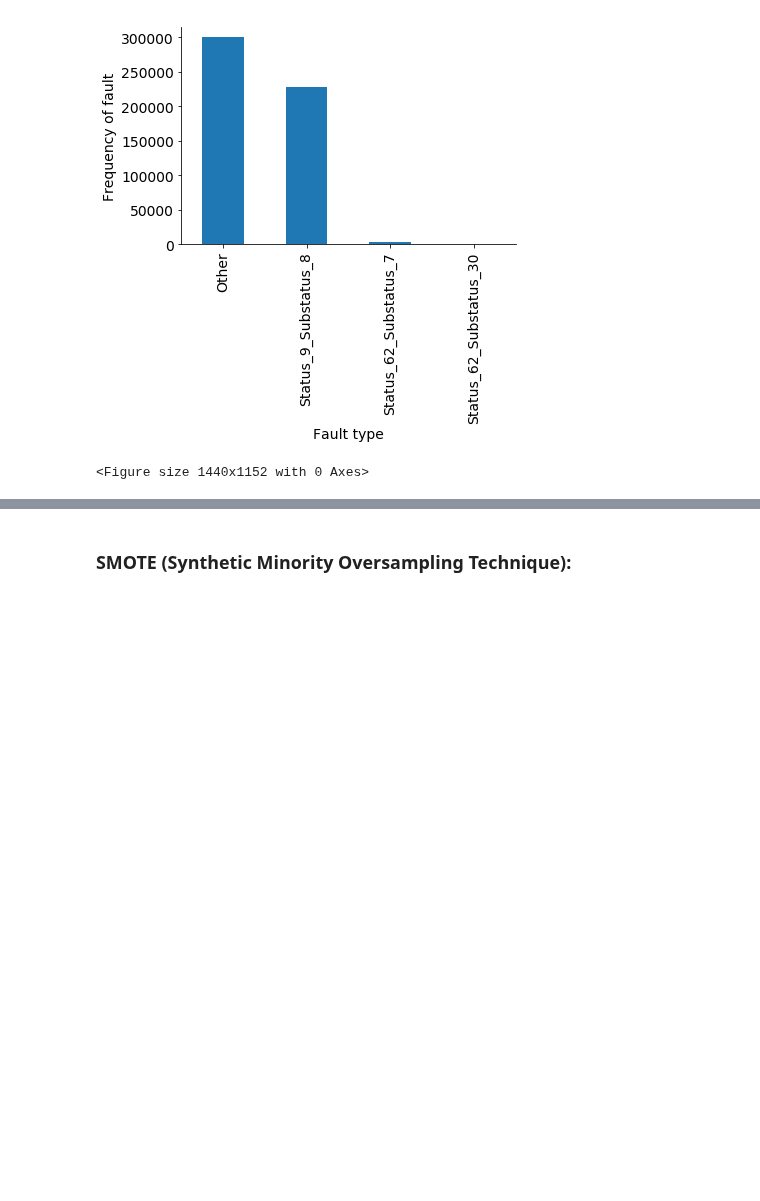
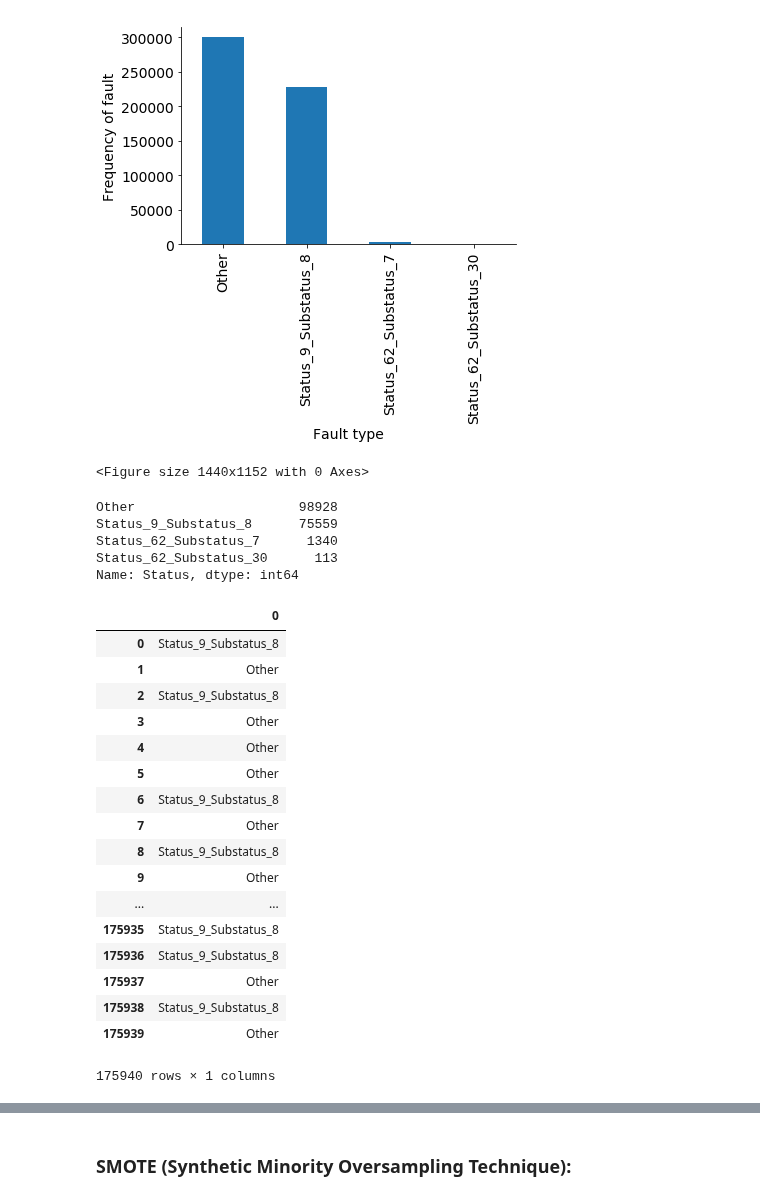
Before and after one commit to StianIsmar/project-thesis, a Jupyter notebook: TE/models/data_sampling.ipynb, the cells around one changed output, grey strips where cells are left out. Cells and saved outputs as stored; diff of their text form; code cells hidden in the pictures; blank space fills up the shorter version.

```diff
--- a/TE/models/data_sampling.ipynb
+++ b/TE/models/data_sampling.ipynb
@@ -117,0 +175,30 @@ plot_balance(undersampled_data, 'Status')
+# %%
+y_test.value_counts()
+# %% [output]
+Other                     98928
+Status_9_Substatus_8      75559
+Status_62_Substatus_7      1340
+Status_62_Substatus_30      113
+Name: Status, dtype: int64
+# %%
+liksom = pd.DataFrame(y_test_pred)
+liksom
+# %% [output]
+|  | 0 |
+| 0 | Status_9_Substatus_8 |
+| 1 | Other |
+| 2 | Status_9_Substatus_8 |
+| 3 | Other |
+| 4 | Other |
+| 5 | Other |
+| 6 | Status_9_Substatus_8 |
+| 7 | Other |
+| 8 | Status_9_Substatus_8 |
+| 9 | Other |
+| ... | ... |
+| 175935 | Status_9_Substatus_8 |
+| 175936 | Status_9_Substatus_8 |
+| 175937 | Other |
+| 175938 | Status_9_Substatus_8 |
+| 175939 | Other |
+175940 rows × 1 columns
```
Also changed, not shown: parts of 12 cells of this notebook, 1 other file.
